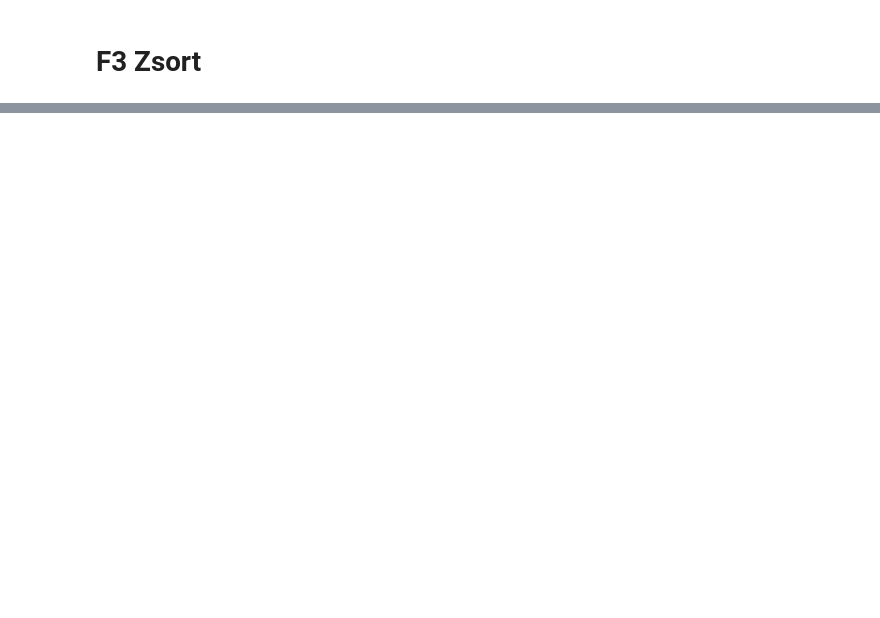
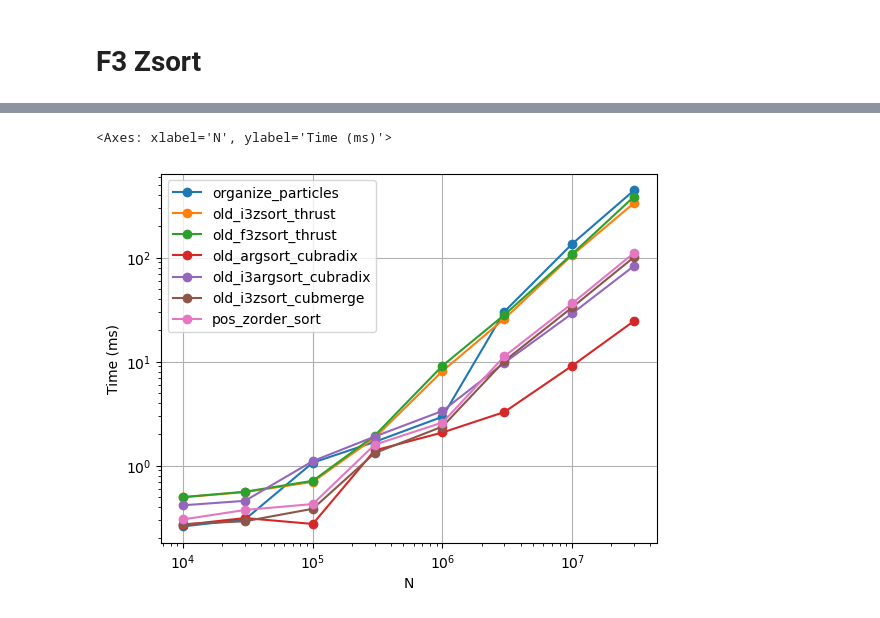
Before and after one commit to jstuecker/jztree, a Jupyter notebook: src/notebooks/sort.ipynb, the cells around one changed output, grey strips where cells are left out. Saved outputs shown, nothing was run; the diff lists cells and outputs as text; code cells hidden in the pictures; blank space fills up the shorter version.

```diff
--- a/src/notebooks/sort.ipynb
+++ b/src/notebooks/sort.ipynb
@@ -55,13 +58,15 @@ def compare_zorder_int(a, b):
 # %%
 x3 = np.float32(np.random.uniform(-0.5,0.5, (64,3)))
 i3, valid = fmdj.octree.pos_to_icoord(x3)
-# m3 = fmdj.octree.morton_3int32_to_3int32(i3)
+m3 = fmdj.octree.morton_3int32_to_3int32(i3)
 i3zsort_jax = fmdj.octree.organize_particles(x3, return_sorted=False)[1]
 i3zsort_py = np.array(sorted(range(len(x3)), key=cmp_to_key(lambda i, j: compare_zorder_int(i3[i], i3[j]))))
-i3zsort_ffi = cj.tree.i3zsort(i3)
+i3zsort_thrust = cj.tree.old_i3zsort_thrust(i3)
+i3zmergesort_ffi = cj.tree.old_i3zsort_cubmerge(i3)
 
 print(jnp.all(i3zsort_jax == i3zsort_py))
-print(jnp.all(i3zsort_ffi == i3zsort_py))
+print(jnp.all(i3zsort_thrust == i3zsort_py))
+print(jnp.all(i3zsort_thrust == i3zmergesort_ffi))
 # %% [output]
 True
 True
@@ -159,0 +128,15 @@ print(x3[0,1], get_actual_exponent(x3[0,1]))
+# %%
+x3 = jax.random.uniform(jax.random.key(1), (1024*1024,3), jnp.float32, -0.49,0.49)
+
+i3, valid = fmdj.octree.pos_to_icoord(x3)
+m,x3sorted, i3zsort_jax = fmdj.octree.organize_particles.jit(x3, return_sorted=True)
+i3zsort_thrust = cj.tree.old_i3zsort_thrust.jit(i3)
+x3sorted2, f3zsort1_ffi = cj.tree.pos_zorder_sort.jit(jnp.float32(x3+0.5))
+
+# ipos = jnp.floor((x3[...,0:3]+0.5) * 2.0**bits).astype(jnp.int32) + 2**(bits-1)
+
+print(i3zsort_jax.shape)
+print(i3zsort_thrust.shape)
+print(f3zsort_thrust.shape)
+print(jnp.all(i3zsort_jax == i3zsort_thrust))
+print(jnp.all(i3zsort_jax == f3zsort1_ffi))
@@ -159,0 +149,19 @@ print(x3[0,1], get_actual_exponent(x3[0,1]))
+# %%
+from fmdj.utility import Timer
+
+timer = Timer(print_compile=False, print_warmup=False)
+
+for N in (int(1e4), int(3e4), int(1e5), int(3e5), int(1e6), int(3e6), int(1e7), int(3e7)):
+    x3 = jax.random.uniform(jax.random.key(0), (N,3), jnp.float32, -0.5,0.5)
+    i3, valid = fmdj.octree.pos_to_icoord(x3)
+    m3 = fmdj.octree.morton_3int32_to_3int32(i3)
+    x3s = x3 + 0.5
+
+    timer.set_tag(N=N)
+    timer.timeit_jit(fmdj.octree.organize_particles.jit, x3, return_sorted=False)
+    timer.timeit_jit(cj.tree.old_i3zsort_thrust.jit, i3)
+    timer.timeit_jit(cj.tree.old_f3zsort_thrust.jit, x3s)
+    timer.timeit_jit(cj.tree.old_argsort_cubradix.jit, i3[...,0])
+    timer.timeit_jit(cj.tree.old_i3argsort_cubradix.jit, m3)
+    timer.timeit_jit(cj.tree.old_i3zsort_cubmerge.jit, m3)
+    timer.timeit_jit(cj.tree.pos_zorder_sort.jit, x3s)
@@ -159,0 +186,5 @@ print(x3[0,1], get_actual_exponent(x3[0,1]))
+# %%
+timer.plot_timings("N")
+# %% [output]
+<Axes: xlabel='N', ylabel='Time (ms)'>
+[figure, added]
```
Also changed, not shown: parts of 17 cells of this notebook, 4 other files.
